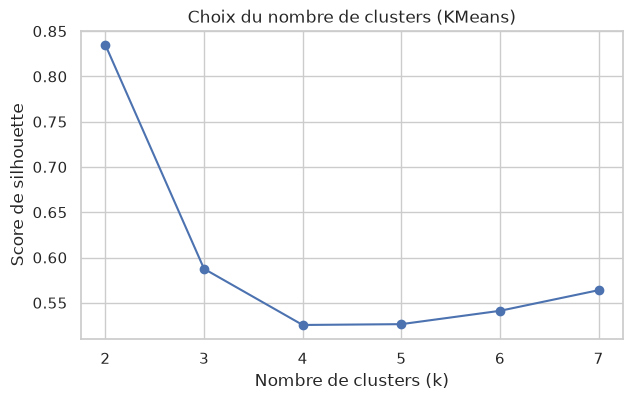
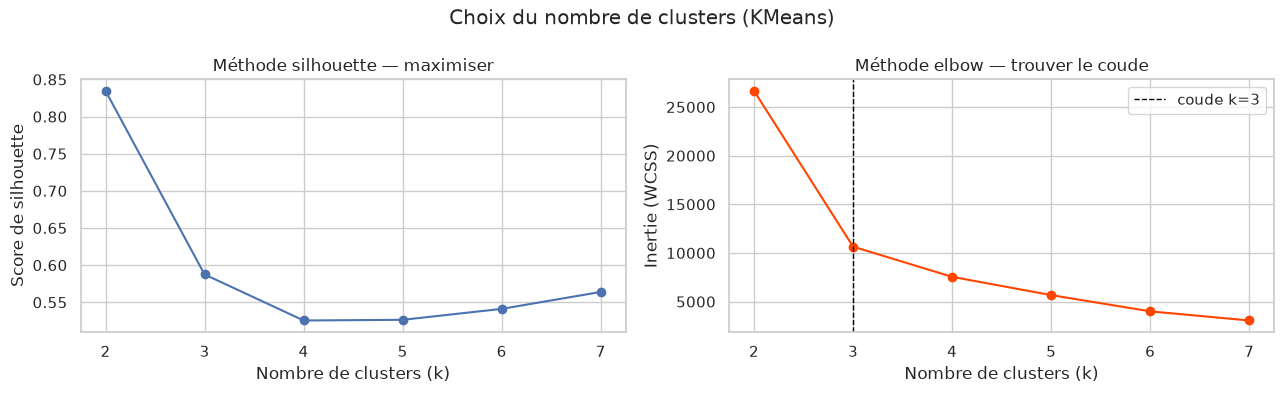
Unified diff of the notebook cell whose output changed from the first chart to the second:
--- before
+++ after
@@ -7,16 +7,34 @@
 
 scores = {}
+inertias = {}
 for k in range(2, 8):
     km = KMeans(n_clusters=k, random_state=42, n_init=10)
     labels = km.fit_predict(X_scaled)
     scores[k] = silhouette_score(X_scaled, labels)
+    inertias[k] = km.inertia_
 
-plt.figure(figsize=(7, 4))
-plt.plot(list(scores.keys()), list(scores.values()), marker="o")
-plt.xlabel("Nombre de clusters (k)")
-plt.ylabel("Score de silhouette")
-plt.title("Choix du nombre de clusters (KMeans)")
+fig, axes = plt.subplots(1, 2, figsize=(13, 4))
+
+# Silhouette
+axes[0].plot(list(scores.keys()), list(scores.values()), marker="o")
+axes[0].set_xlabel("Nombre de clusters (k)")
+axes[0].set_ylabel("Score de silhouette")
+axes[0].set_title("Méthode silhouette - maximiser")
+
+# Elbow
+axes[1].plot(list(inertias.keys()), list(inertias.values()), marker="o", color="orangered")
+axes[1].axvline(3, color="black", linestyle="--", linewidth=1, label="coude k=3")
+axes[1].legend()
+axes[1].set_xlabel("Nombre de clusters (k)")
+axes[1].set_ylabel("Inertie (WCSS)")
+axes[1].set_title("Méthode elbow - trouver le coude")
+
+plt.suptitle("Choix du nombre de clusters (KMeans)")
+plt.tight_layout()
 plt.show()
 
-best_k = max(scores, key=scores.get)
-print("Meilleur k :", best_k, "- silhouette :", scores[best_k])
+# k=3 retenu d'après la méthode elbow (le coude se situe entre k=2 et k=3,
+best_k = 3
+print("k retenu (méthode elbow) :", best_k)
+print(f"Silhouette k=2 : {scores[2]:.4f} | k=3 : {scores[3]:.4f}")
+print(f"Inertie   k=2 : {inertias[2]:.0f} | k=3 : {inertias[3]:.0f} | k=4 : {inertias[4]:.0f}")

Commit: glossaire et affinage notebook